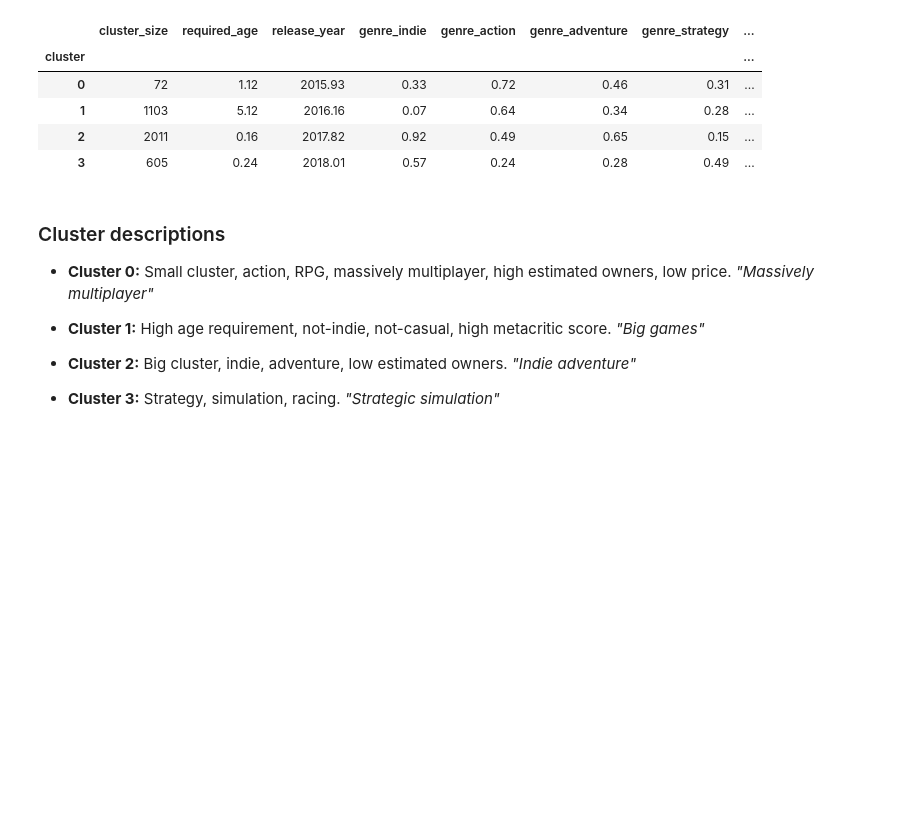
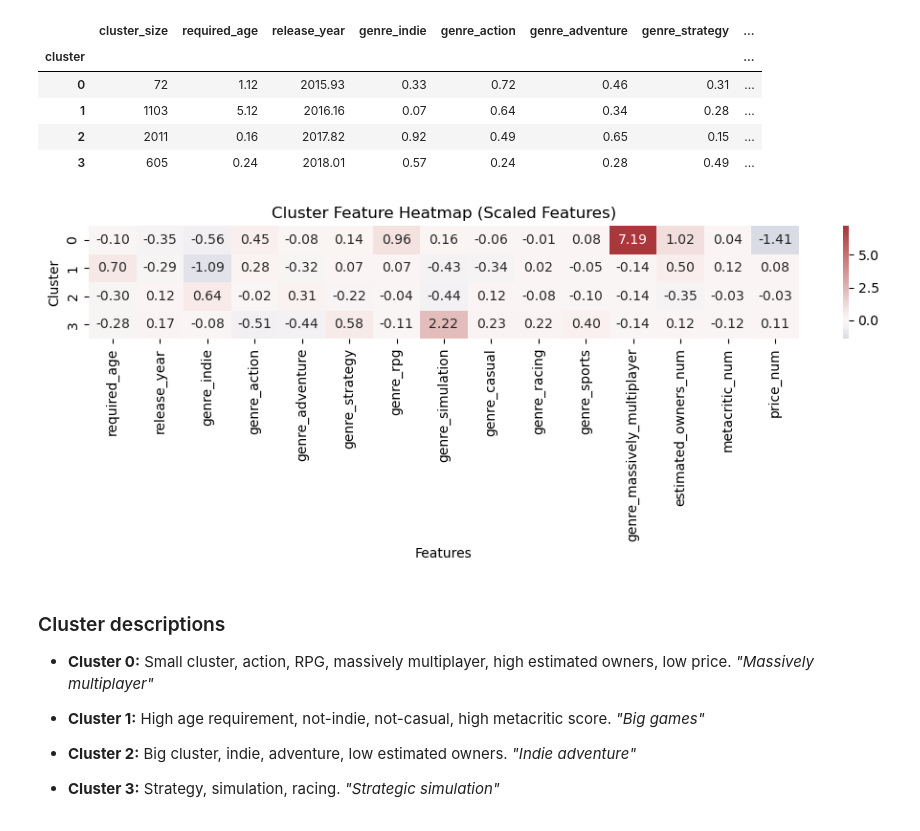
Before and after one commit to annimaijanen/learning-projects, a Jupyter notebook: dashboard_exploration/metacritic_study.ipynb, the cells around one changed output. Drawn from its saved outputs; the diff is of its cells as text; code cells hidden in the pictures; blank space fills up the shorter version.

```diff
--- a/dashboard_exploration/metacritic_study.ipynb
+++ b/dashboard_exploration/metacritic_study.ipynb
@@ -513,27 +510,32 @@ cluster_summary
 # %%
 # Heatmap for quick visual interpretation
 # Mean feature values by cluster (scaled data)
+
 cluster_profiles = (
     df_scaled
     .groupby(clusters)
     .mean()
     .round(2)
 )
 
-fig = px.imshow(
+plt.figure(figsize=(10, 4))
+
+sns.heatmap(
     cluster_profiles,
-    text_auto=True,
-    aspect="auto",
-    color_continuous_scale="RdYlGn",
-    title="Cluster Feature Heatmap (Scaled Features)"
+    annot=True,
+    cmap="vlag",
+    center=0,
+    fmt=".2f"
 )
 
-fig.update_layout(
-    xaxis_title="Features",
-    yaxis_title="Cluster"
-)
+plt.title("Cluster Feature Heatmap (Scaled Features)")
+plt.xlabel("Features")
+plt.ylabel("Cluster")
 
-fig.show()
+plt.tight_layout()
+plt.show()
+# %% [output]
+[figure, added]
 # %% [markdown]
 ### Cluster descriptions
 - __Cluster 0:__ Small cluster, action, RPG, massively multiplayer, high estimated owners, low price. _"Massively multiplayer"_
```
Also changed, not shown: parts of 4 cells of this notebook.
